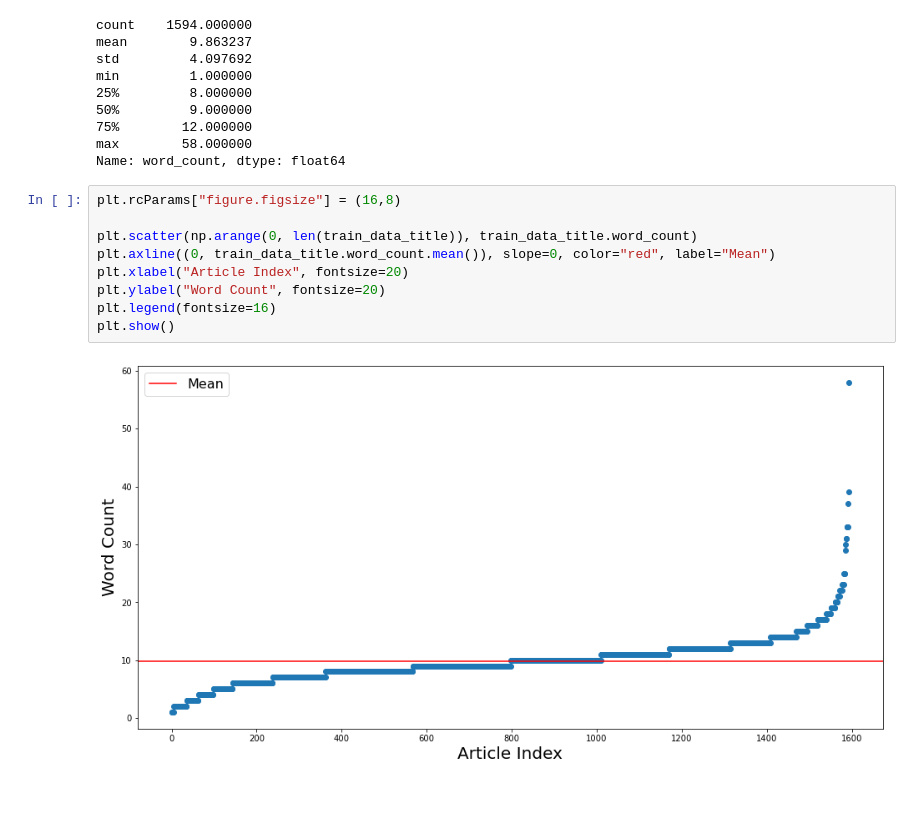
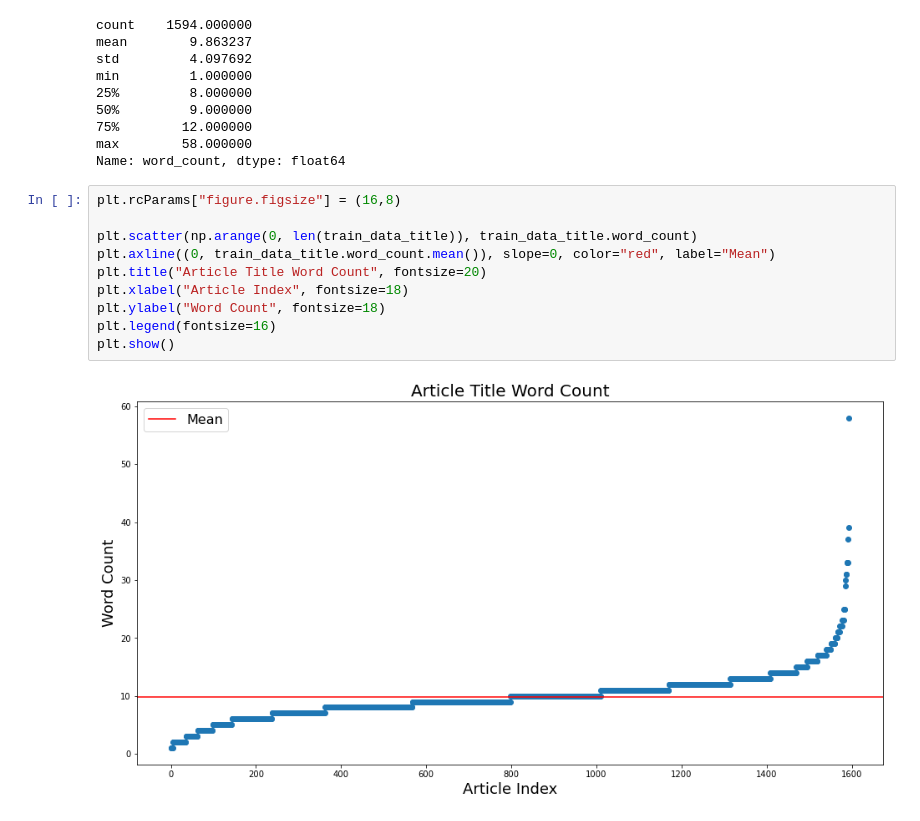
Before and after one commit to ryptoc/4N-Negative-News-Neural-Nets---ML-Project, a Jupyter notebook: project/Preprocessing.ipynb, the cells around one changed output. Cells and saved outputs as stored; diff of their text form.

Commit message:
Added word count title

```diff
--- a/project/Preprocessing.ipynb
+++ b/project/Preprocessing.ipynb
@@ -376,11 +377,12 @@ Name: word_count, dtype: float64
 # %%
 plt.rcParams["figure.figsize"] = (16,8)
 
 plt.scatter(np.arange(0, len(train_data_title)), train_data_title.word_count)
 plt.axline((0, train_data_title.word_count.mean()), slope=0, color="red", label="Mean")
-plt.xlabel("Article Index", fontsize=20)
-plt.ylabel("Word Count", fontsize=20)
+plt.title("Article Title Word Count", fontsize=20)
+plt.xlabel("Article Index", fontsize=18)
+plt.ylabel("Word Count", fontsize=18)
 plt.legend(fontsize=16)
 plt.show()
 # %% [output]
-[figure, old version]
+[figure, new version]
```
Also changed, not shown: parts of 1 cell of this notebook.
